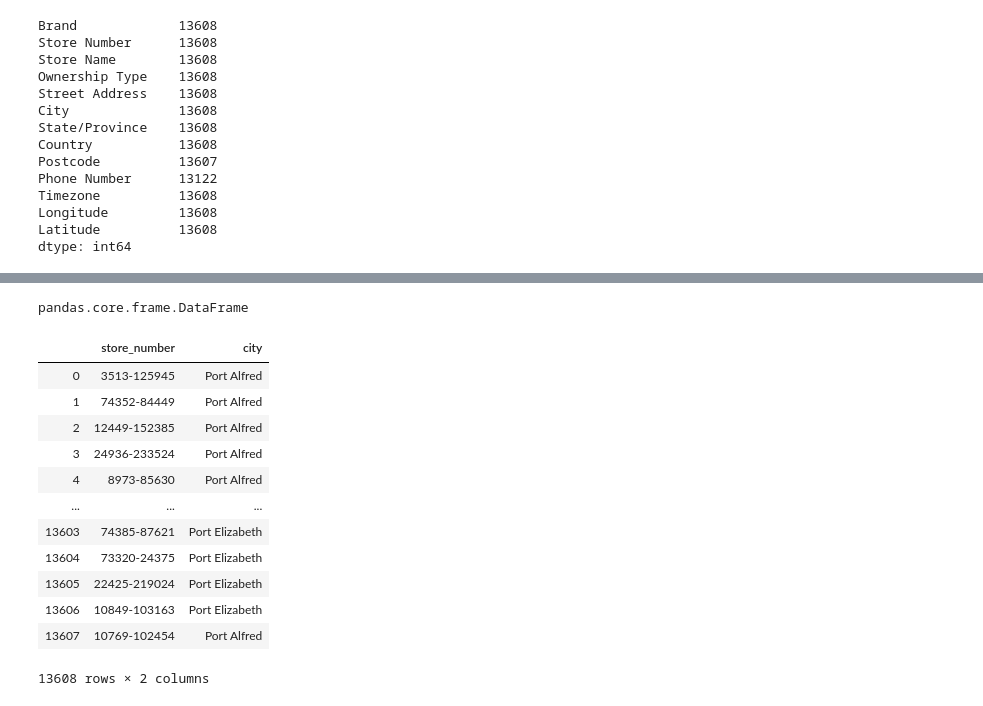
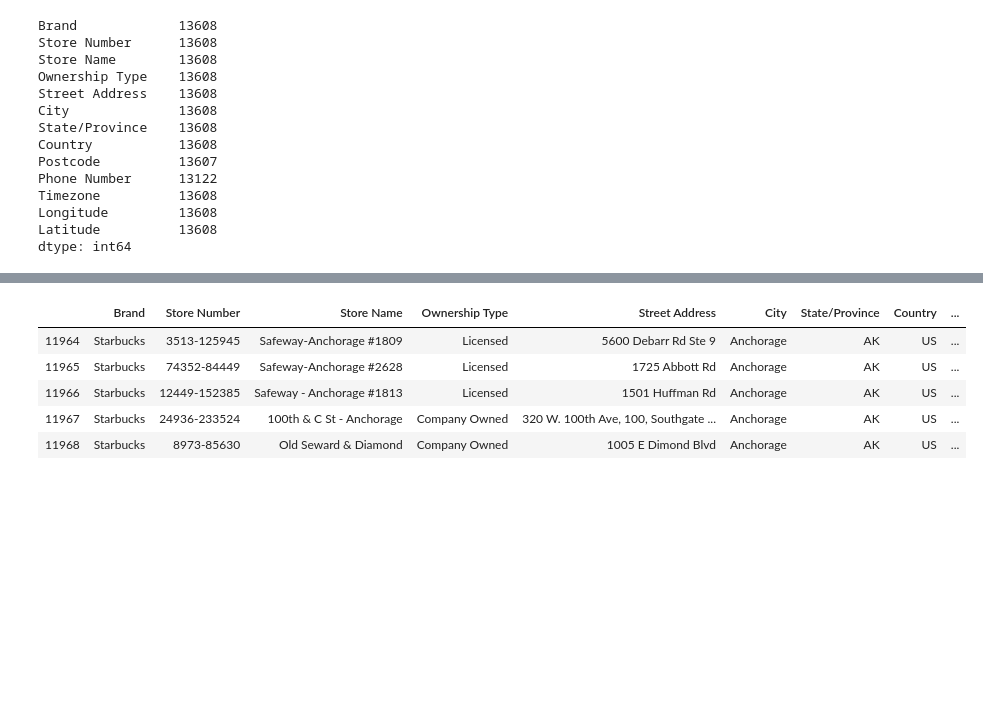
Before and after one commit to tedi529/Starbucks-ETL, a Jupyter notebook: starbucks_cities.ipynb, the cells around one changed output, grey strips where cells are left out. Cells and saved outputs as stored; diff of their text form; code cells hidden in the pictures; blank space fills up the shorter version.

```diff
--- a/starbucks_cities.ipynb
+++ b/starbucks_cities.ipynb
@@ -85,0 +116,13 @@ list
+# %%
+# Identify nearest city for each starbucks lat, lng combination from reverse_geocoder
+#https://pypi.org/project/reverse_geocoder/
+# source reference: https://stackoverflow.com/questions/55088278/reverse-geocoder-on-python-with-panda
+# Convert lat and long columns to a tuple of tuples
+coords = tuple(zip(us_locations_df['Latitude'], us_locations_df['Longitude']))
+
+results_rg = rg.search(coords)
+results_name = [x.get('name') for x in results_rg]
+
+# Optional: insert admin2 results into new df column
+us_locations_df['reverse_geocoder_city'] = results_name
+us_locations_df['reverse_geocoder_city'] = us_locations_df['reverse_geocoder_city'].str.title()
@@ -86 +141,10 @@ list
+# %%
+us_locations_df.head()
+# %% [output]
+|  | Brand | Store Number | Store Name | Ownership Type | Street Address | City | State/Province | Country | ... |
+| 11964 | Starbucks | 3513-125945 | Safeway-Anchorage #1809 | Licensed | 5600 Debarr Rd Ste 9 | Anchorage | AK | US | ... |
+| 11965 | Starbucks | 74352-84449 | Safeway-Anchorage #2628 | Licensed | 1725 Abbott Rd | Anchorage | AK | US | ... |
+| 11966 | Starbucks | 12449-152385 | Safeway - Anchorage #1813 | Licensed | 1501 Huffman Rd | Anchorage | AK | US | ... |
+| 11967 | Starbucks | 24936-233524 | 100th & C St - Anchorage | Company Owned | 320 W. 100th Ave, 100, Southgate ... | Anchorage | AK | US | ... |
+| 11968 | Starbucks | 8973-85630 | Old Seward & Diamond | Company Owned | 1005 E Dimond Blvd | Anchorage | AK | US | ... |
 # %%
@@ -89,5 +152,0 @@ starbucks_city_df = pd.DataFrame(zip(store_number,cities),columns=['store_number
-# %%
-# check type to be sure we created dataframe
-type(starbucks_city_df)
-# %% [output]
-pandas.core.frame.DataFrame
@@ -97,17 +152,0 @@ starbucks_city_df['city'] = starbucks_city_df['city'].str.title()
-# %%
-# take a peak that the cleaned city names
-starbucks_city_df
-# %% [output]
-|  | store_number | city |
-| 0 | 3513-125945 | Port Alfred |
-| 1 | 74352-84449 | Port Alfred |
-| 2 | 12449-152385 | Port Alfred |
-| 3 | 24936-233524 | Port Alfred |
-| 4 | 8973-85630 | Port Alfred |
-| ... | ... | ... |
-| 13603 | 74385-87621 | Port Elizabeth |
-| 13604 | 73320-24375 | Port Elizabeth |
-| 13605 | 22425-219024 | Port Elizabeth |
-| 13606 | 10849-103163 | Port Elizabeth |
-| 13607 | 10769-102454 | Port Alfred |
-13608 rows × 2 columns
```
Also changed, not shown: parts of 14 cells of this notebook, 4 other files.
